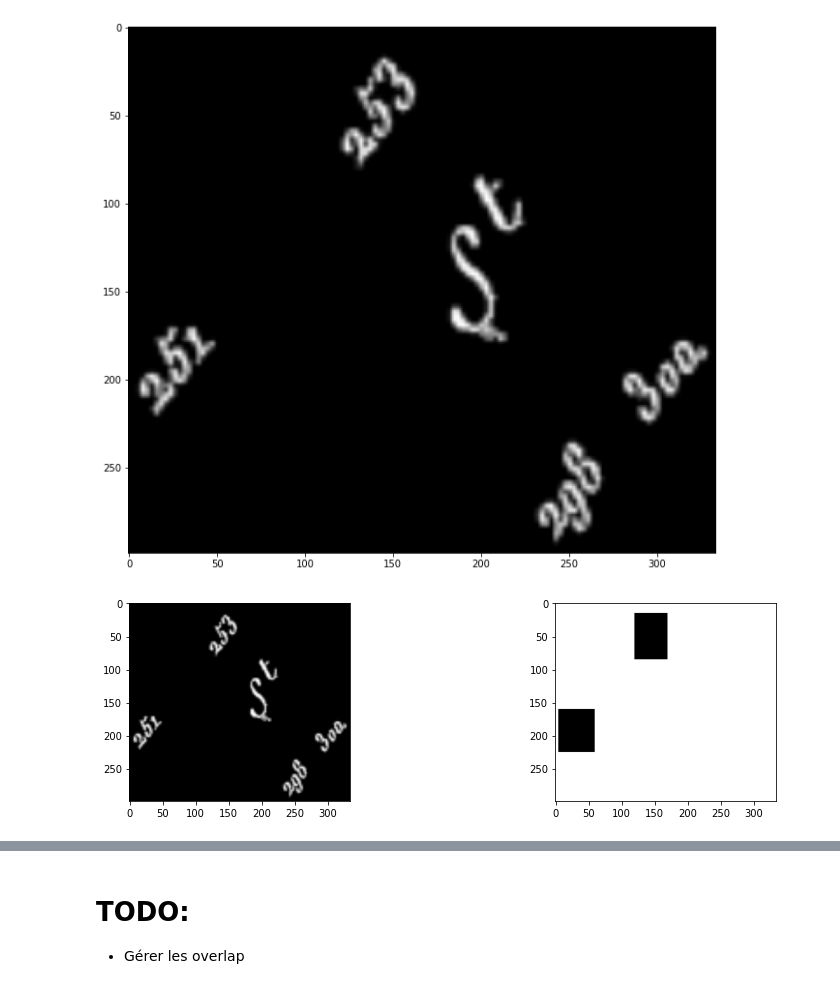
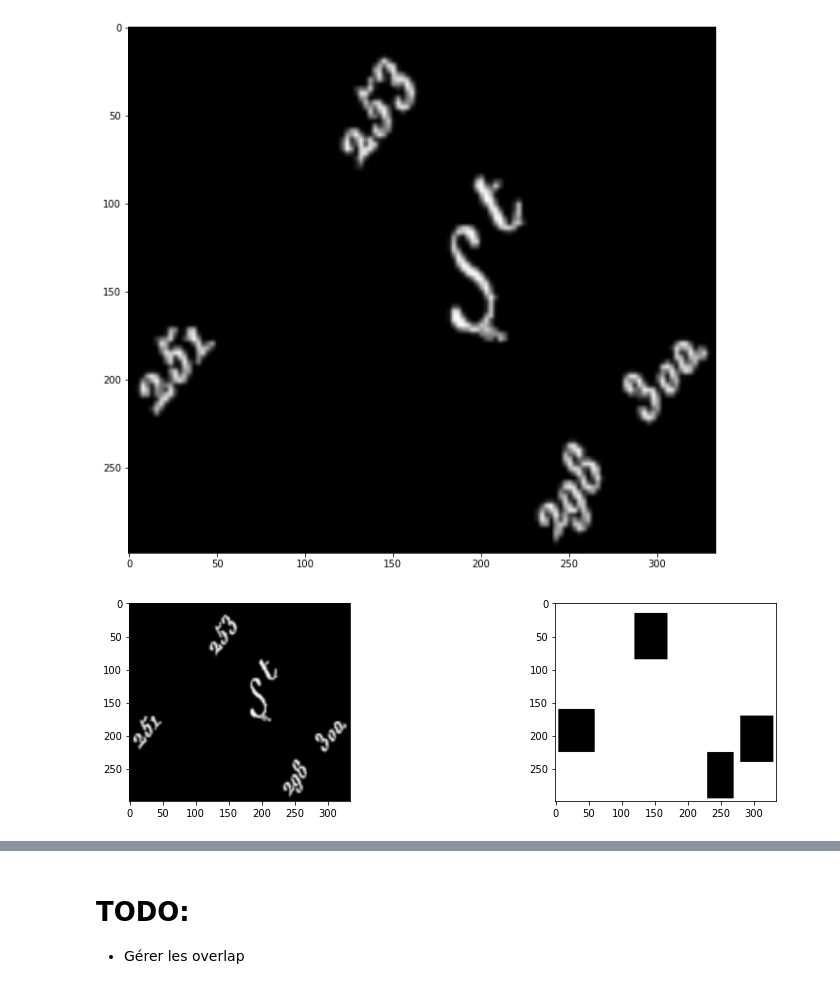
Before and after one commit to AudranDoublet/jacoubet_map_number_detection, a Jupyter notebook: Segmentation.ipynb, the cells around one changed output, grey strips where cells are left out. Saved outputs shown, nothing was run; the diff lists cells and outputs as text; code cells hidden in the pictures.

Commit message:
segmentation: start cutting result image with 2 objects

```diff
--- a/Segmentation.ipynb
+++ b/Segmentation.ipynb
@@ -423,17 +423,24 @@ print(input_img2.shape)
 # %%
 rectangles = [
     (
         (5, 160), (60, 225)
     ),
     (
         (120, 15), (170, 85)
-    )
+    ),
+    (
+        (230, 225), (270, 295)
+    ),
+
+    (
+        (280, 170), (330, 240)
+    ),
 ]
 shape = (input_img2.shape[0], input_img2.shape[1], 4)
 marked = create_mark(rectangles, shape)
 show_images([input_img2, marked], col=2)
 # %% [output]
-[figure, old version]
+[figure, new version]
 # %%
 img = input_img2
 inversed=False
```
Also changed, not shown: parts of 11 cells of this notebook.
